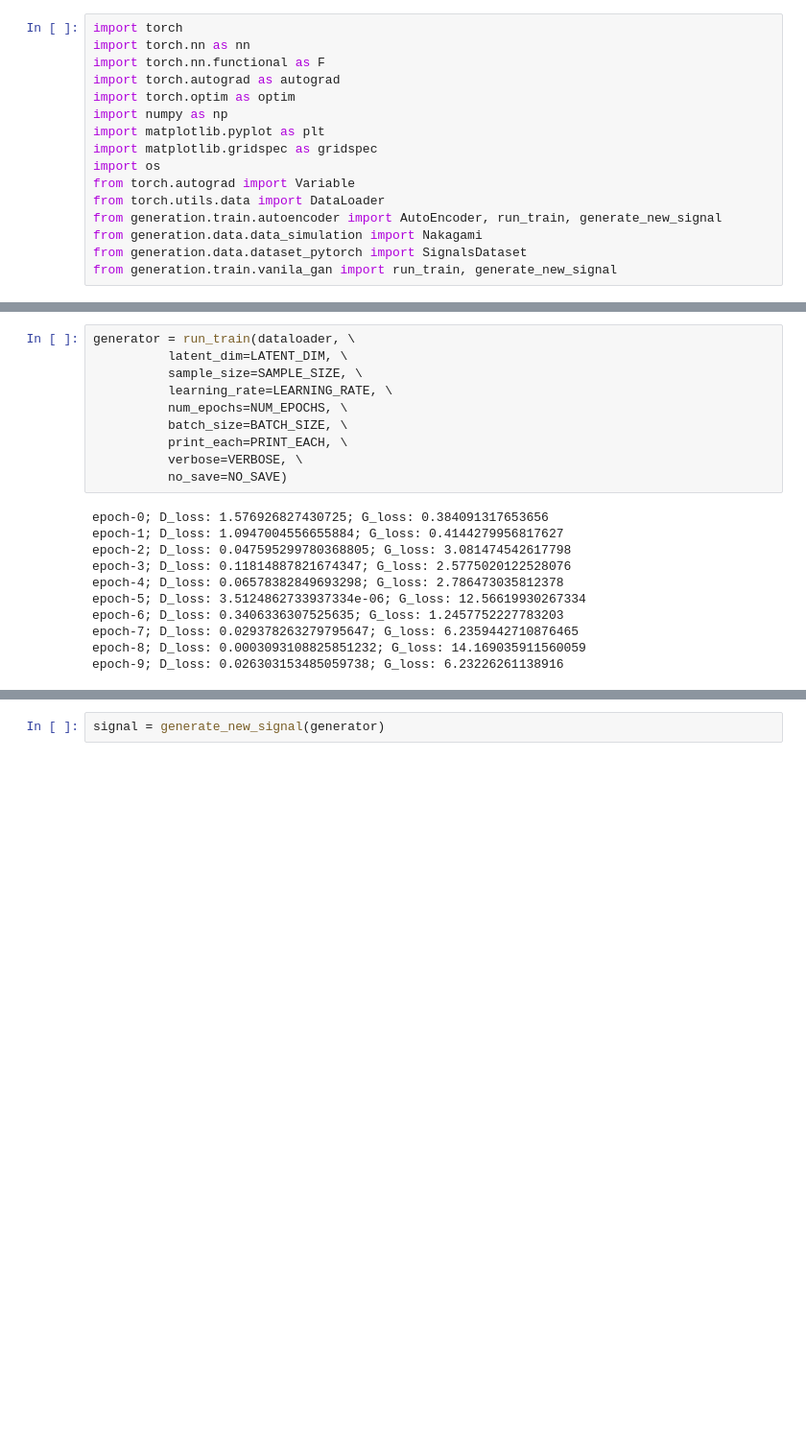
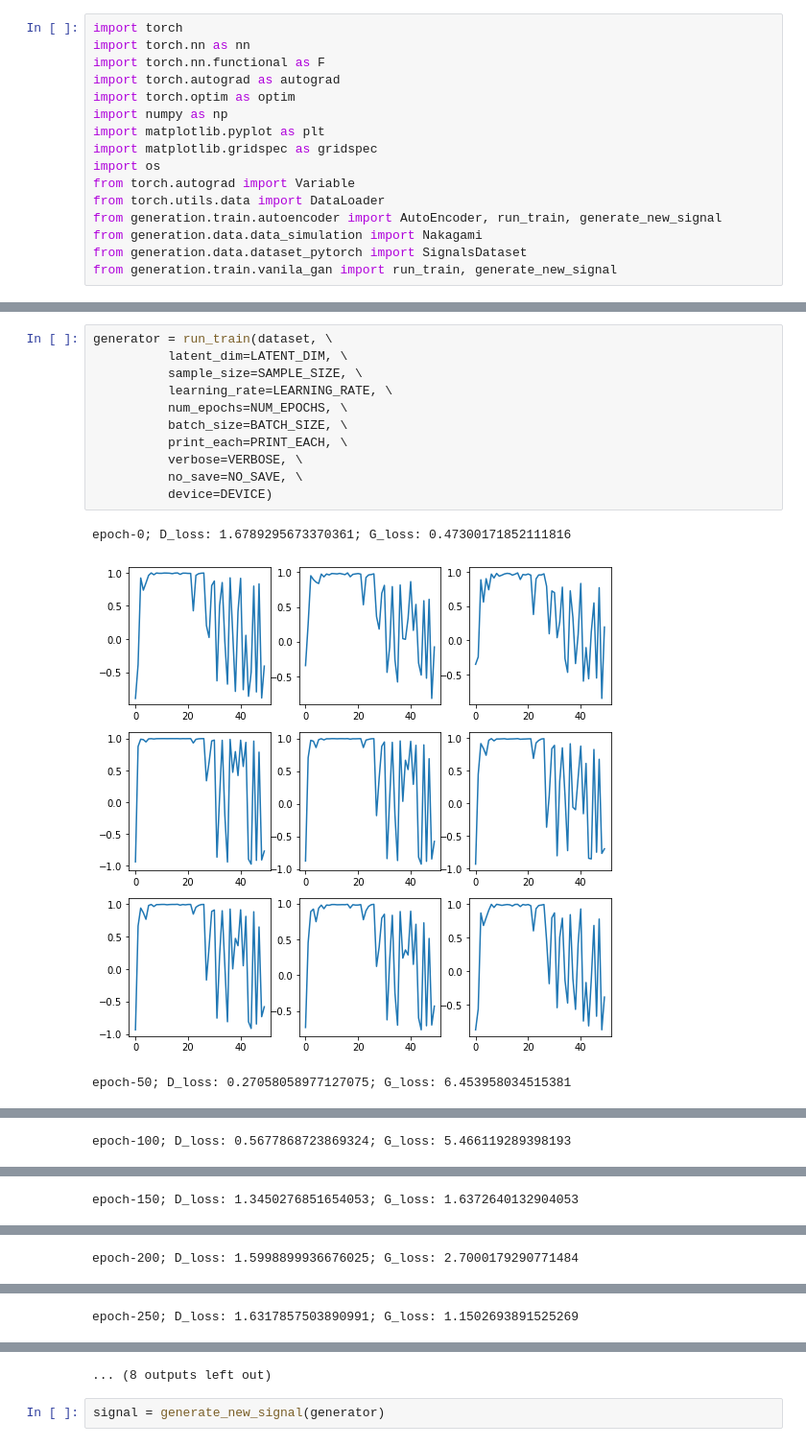
Before and after one commit to whiteRa2bit/hep_generative_models, a Jupyter notebook: notebooks/train/GAN.ipynb, the cells around one changed output, grey strips where cells are left out. Shown: that part at 96% size. Saved outputs shown, nothing was run; the diff lists cells and outputs as text; blank space fills up the shorter version.

```diff
--- a/notebooks/train/GAN.ipynb
+++ b/notebooks/train/GAN.ipynb
@@ -42,21 +42,15 @@ dataloader = DataLoader(dataset, batch_size=BATCH_SIZE, shuffle=True)
 # %%
-generator = run_train(dataloader, \
+generator = run_train(dataset, \
           latent_dim=LATENT_DIM, \
           sample_size=SAMPLE_SIZE, \
           learning_rate=LEARNING_RATE, \
           num_epochs=NUM_EPOCHS, \
           batch_size=BATCH_SIZE, \
           print_each=PRINT_EACH, \
           verbose=VERBOSE, \
-          no_save=NO_SAVE)
+          no_save=NO_SAVE, \
+          device=DEVICE)
 # %% [output]
-epoch-0; D_loss: 1.576926827430725; G_loss: 0.384091317653656
-epoch-1; D_loss: 1.0947004556655884; G_loss: 0.4144279956817627
-epoch-2; D_loss: 0.047595299780368805; G_loss: 3.081474542617798
-epoch-3; D_loss: 0.11814887821674347; G_loss: 2.5775020122528076
-epoch-4; D_loss: 0.06578382849693298; G_loss: 2.786473035812378
-epoch-5; D_loss: 3.5124862733937334e-06; G_loss: 12.56619930267334
-epoch-6; D_loss: 0.3406336307525635; G_loss: 1.2457752227783203
-epoch-7; D_loss: 0.029378263279795647; G_loss: 6.2359442710876465
-epoch-8; D_loss: 0.0003093108825851232; G_loss: 14.169035911560059
-epoch-9; D_loss: 0.026303153485059738; G_loss: 6.23226261138916
+epoch-0; D_loss: 1.6789295673370361; G_loss: 0.47300171852111816
+[figure, added]
+epoch-50; D_loss: 0.27058058977127075; G_loss: 6.453958034515381
@@ -62,0 +58 @@ epoch-9; D_loss: 0.026303153485059738; G_loss: 6.23226261138916
+epoch-100; D_loss: 0.5677868723869324; G_loss: 5.466119289398193
@@ -62,0 +60 @@ epoch-9; D_loss: 0.026303153485059738; G_loss: 6.23226261138916
+epoch-150; D_loss: 1.3450276851654053; G_loss: 1.6372640132904053
@@ -62,0 +62 @@ epoch-9; D_loss: 0.026303153485059738; G_loss: 6.23226261138916
+epoch-200; D_loss: 1.5998899936676025; G_loss: 2.7000179290771484
@@ -62,0 +64 @@ epoch-9; D_loss: 0.026303153485059738; G_loss: 6.23226261138916
+epoch-250; D_loss: 1.6317857503890991; G_loss: 1.1502693891525269
@@ -63,3 +66,4 @@ epoch-9; D_loss: 0.026303153485059738; G_loss: 6.23226261138916
+... (8 outputs left out)
 # %%
 signal = generate_new_signal(generator)
 # %%
```
Also changed, not shown: parts of 4 cells of this notebook, 3 other files.
